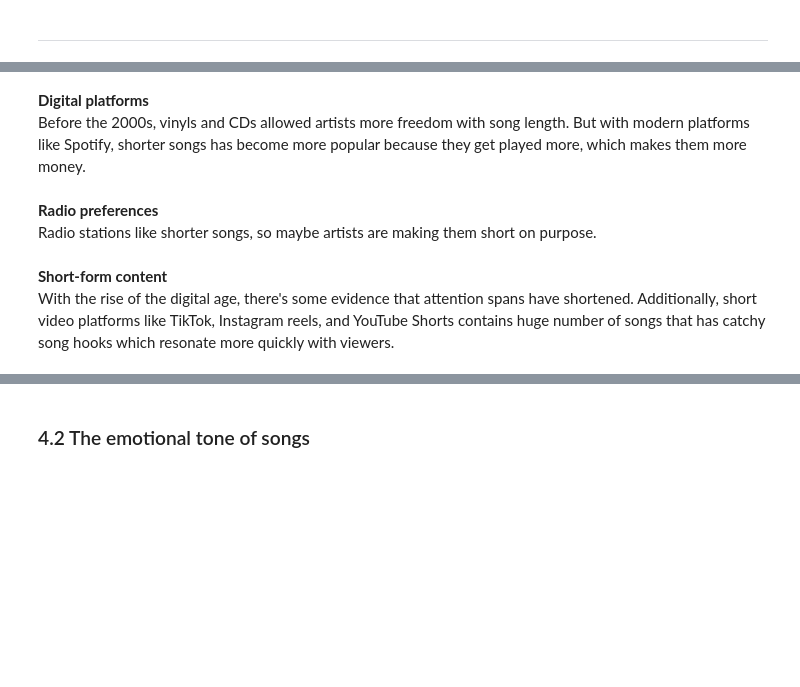
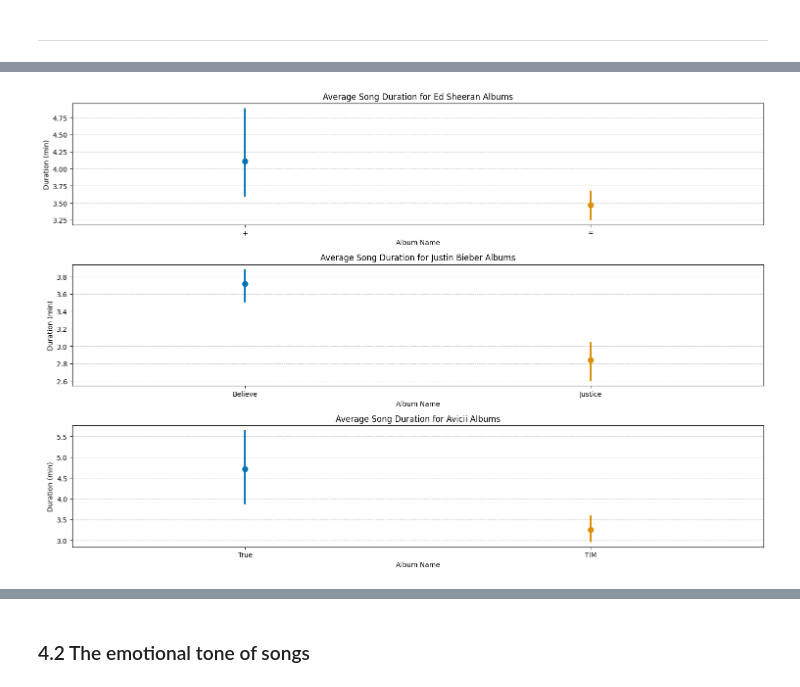
Before and after one commit to joelbit33/hit-songs-analysis, a Jupyter notebook: analysis/analysis.ipynb, the cells around one changed output, grey strips where cells are left out. Saved outputs shown, nothing was run; the diff lists cells and outputs as text; code cells hidden in the pictures; blank space fills up the shorter version.

```diff
--- a/analysis/analysis.ipynb
+++ b/analysis/analysis.ipynb
@@ -332,10 +331,38 @@ Song durations have seen a shift over the decades. While songs got longer up to
-# %% [markdown]
-**Digital platforms** <br>
-Before the 2000s, vinyls and CDs allowed artists more freedom with song length. But with modern platforms like Spotify, shorter songs has become more popular because they get played more, which makes them more money.
-# %% [markdown]
-**Radio preferences** <br>
-Radio stations like shorter songs, so maybe artists are making them short on purpose.
-# %% [markdown]
-**Short-form content** <br>
-With the rise of the digital age, there's some evidence that attention spans have shortened. Additionally, short video platforms like TikTok, Instagram reels, and YouTube Shorts contains huge number of songs that has catchy song hooks which resonate more quickly with viewers.
+# %%
+albums_to_compare = pd.read_csv('../data/albums_to_compare.csv')
+# %%
+# convert duration from milliseconds to minutes and seconds
+albums_to_compare['duration_minutes'] = albums_to_compare['duration_ms'] / 60000
+albums_to_compare['duration_minutes'] = albums_to_compare['duration_minutes'].round(1)
+# %%
+plt.figure(figsize=(15, 10))
+
+# ed sheeran
+plt.subplot(3, 1, 1)
+sns.pointplot(x='album_name', y='duration_minutes', data=albums_to_compare[albums_to_compare['artist'] == 'Ed Sheeran'], palette='colorblind')
+plt.title('Average Song Duration for Ed Sheeran Albums')
+plt.ylabel('Duration (min)')
+plt.xlabel('Album Name')
+plt.grid(True, axis='y', linestyle='--', linewidth=0.5)
+
+# justin bieber
+plt.subplot(3, 1, 2)
+sns.pointplot(x='album_name', y='duration_minutes', data=albums_to_compare[albums_to_compare['artist'] == 'Justin Bieber'], palette='colorblind')
+plt.title('Average Song Duration for Justin Bieber Albums')
+plt.ylabel('Duration (min)')
+plt.xlabel('Album Name')
+plt.grid(True, axis='y', linestyle='--', linewidth=0.5)
+
+# avicii
+plt.subplot(3, 1, 3)
+sns.pointplot(x='album_name', y='duration_minutes', data=albums_to_compare[albums_to_compare['artist'] == 'Avicii'], palette='colorblind')
+plt.title('Average Song Duration for Avicii Albums')
+plt.ylabel('Duration (min)')
+plt.xlabel('Album Name')
+plt.grid(True, axis='y', linestyle='--', linewidth=0.5)
+
+plt.tight_layout()
+plt.show()
+# %% [output]
+[figure, added]
 # %% [markdown]
```
Also changed, not shown: parts of 28 cells of this notebook, 2 other files.
